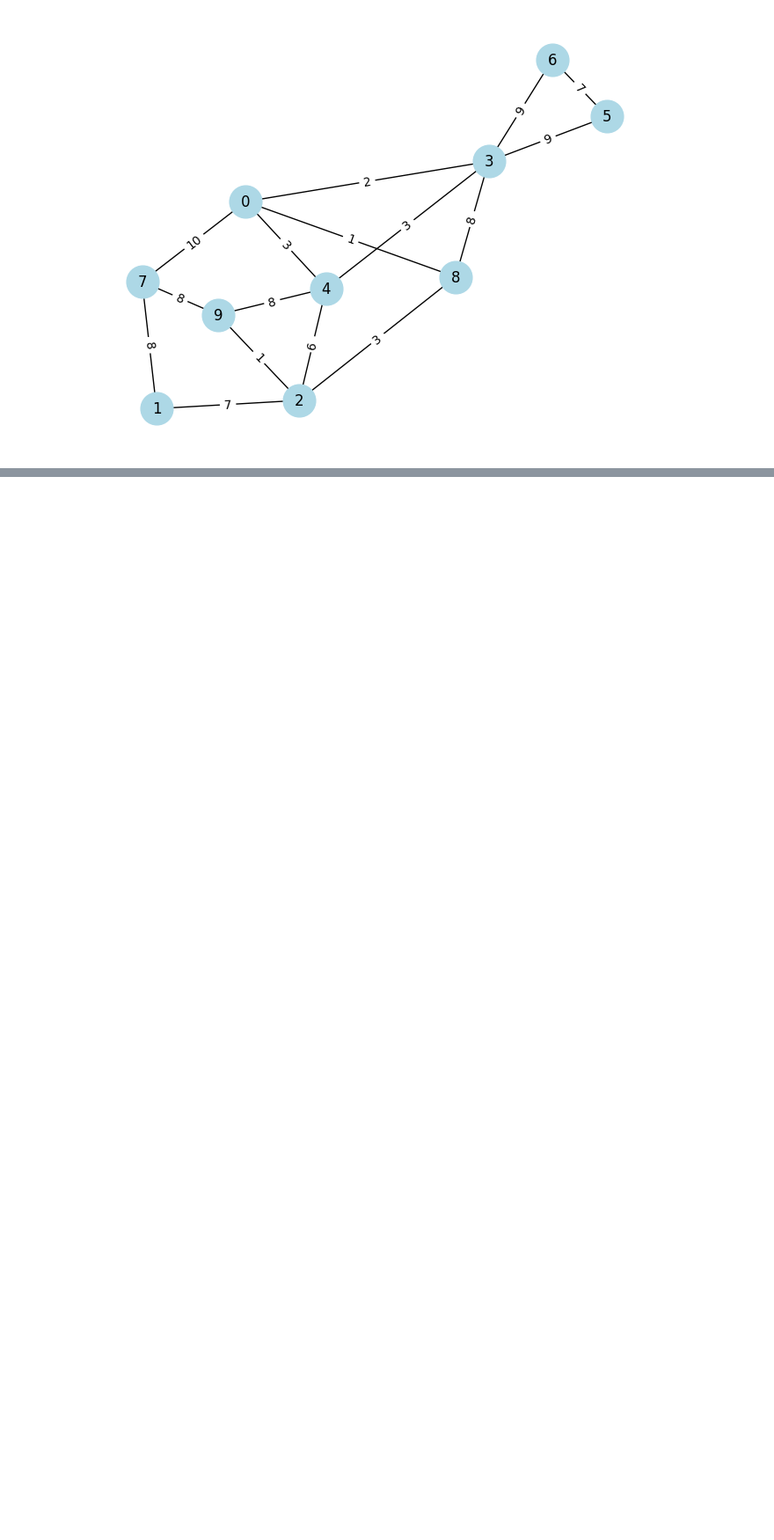
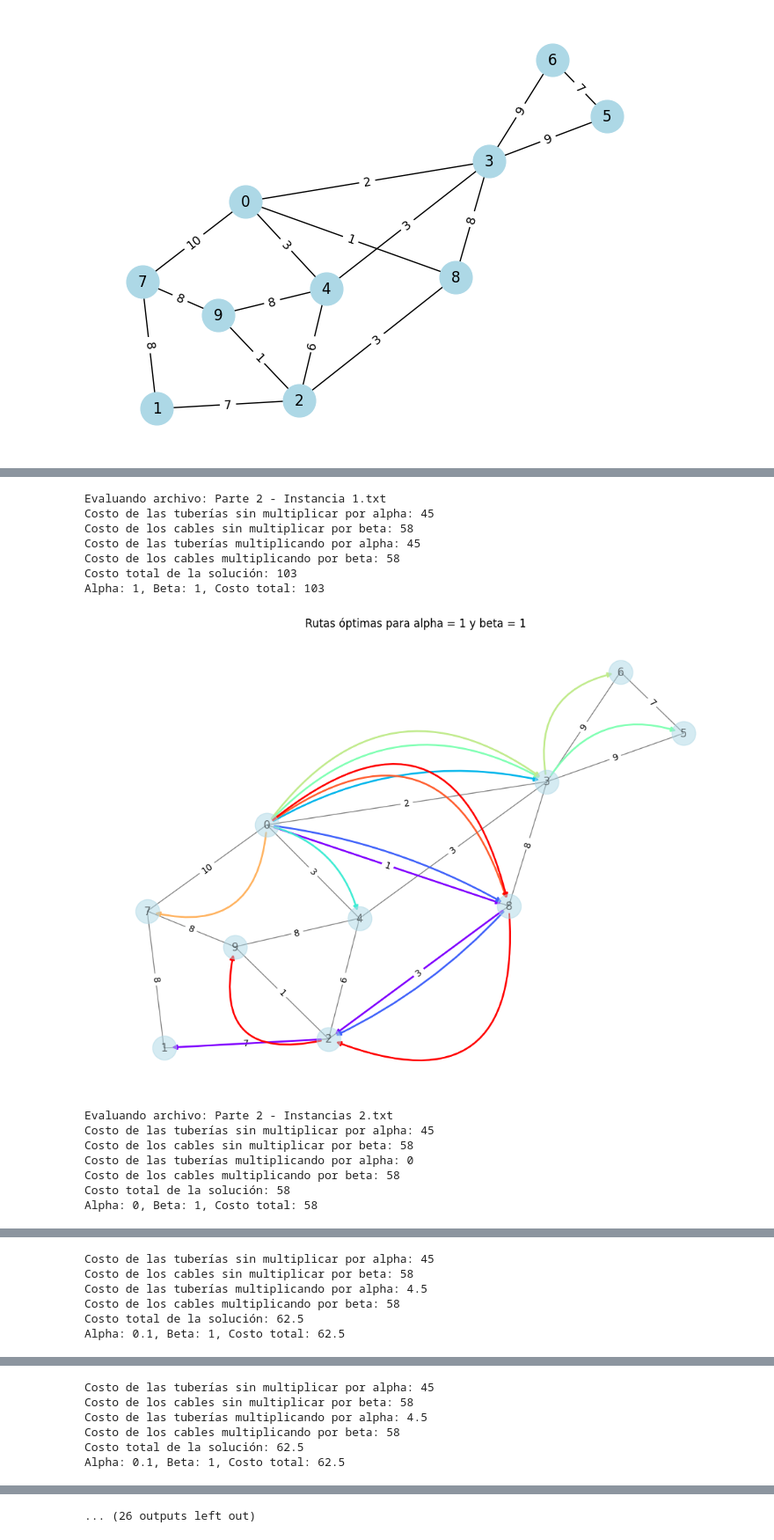
Before and after one commit to bwertheim1/tareas_flujo, a Jupyter notebook: T3/t3.ipynb, the cells around one changed output, grey strips where cells are left out. Shown at 88% size. Saved outputs shown, nothing was run; the diff lists cells and outputs as text; code cells hidden in the pictures; blank space fills up the shorter version.

```diff
--- a/T3/t3.ipynb
+++ b/T3/t3.ipynb
@@ -444,7 +267,7 @@ def NN(G, s, t):
 # %%
 # MANIÚLE EL CODIGO DEL AYUDANTE PARA HACER Q LLEGUE A LOS NODOS DE DESTINO, EN ESTE CASO NO ENCUENTRA LA MEJOR SOLUCION, SIMPLEMENTE SE ASEGURA DE ALCANZAR LOS NODOS,
 # PODRIA INTENTARSE HACE QUE ELIJA EL DIGUIENTE NODO VIENDO Q NO EMEPORE MUCOH EL COSTO DE LAS TUBERIAS Y CABLES
-alpha = 100
+alpha =159.7
 beta = 1
 cto_tuberias = 0
 cto_cables = 0
@@ -499,5 +322,6 @@ for arcos in arcos_tuberias:
     cto_tuberias += G.get_edge_data(arcos[0], arcos[1])['weight']*alpha
 
 print(f'Costo tuberia: {cto_tuberias}')
-print(f'Costo tuberia: {cto_cables}')
+print(f'Costo cables: {cto_cables}')
+print(f'Costo total: {cto_cables+cto_tuberias}')
 # %% [output]
@@ -513,0 +484,2 @@ plt.show()
+# %%
+costo_total, cto_tuberias, cto_cables, caminos = calcular_costos2(G, 0.1, 1, 0)
@@ -513,0 +555,39 @@ plt.show()
+# %%
+def leer_instancias_y_evaluar(ruta_carpeta, archivos_instancias, G, nodo_central):
+    for archivo in archivos_instancias:
+        ruta_archivo = os.path.join(ruta_carpeta, archivo)
+        with open(ruta_archivo, 'r') as f:
+            contenido = f.read()
+        # Extraer valores de alpha y beta
+        alphas = eval(contenido.split('alphas = ')[1].split('\n')[0])
+        betas = eval(contenido.split('betas = ')[1].split('\n')[0])
+        print(f"\nEvaluando archivo: {archivo}")
+        for alpha in alphas:
+            for beta in betas:
+                costo_total, costo_tuberias, costo_cables, caminos = calcular_costos2(G, alpha, beta, nodo_central)
+                print(f"Alpha: {alpha}, Beta: {beta}, Costo total: {costo_total}")
+                graficar_solucion(G, caminos, nodo_central, alpha, beta)
+
+# Configuración
+ruta_carpeta = "Instancias_T3"
+archivos_instancias = ["Parte 2 - Instancia 1.txt", "Parte 2 - Instancias 2.txt"]
+
+
+# Llamar a la función principal
+leer_instancias_y_evaluar(ruta_carpeta, archivos_instancias, G, 0)
+# %% [output]
+Evaluando archivo: Parte 2 - Instancia 1.txt
+Costo de las tuberías sin multiplicar por alpha: 45
+Costo de los cables sin multiplicar por beta: 58
+Costo de las tuberías multiplicando por alpha: 45
+Costo de los cables multiplicando por beta: 58
+Costo total de la solución: 103
+Alpha: 1, Beta: 1, Costo total: 103
+[figure, added]
+Evaluando archivo: Parte 2 - Instancias 2.txt
+Costo de las tuberías sin multiplicar por alpha: 45
+Costo de los cables sin multiplicar por beta: 58
+Costo de las tuberías multiplicando por alpha: 0
+Costo de los cables multiplicando por beta: 58
+Costo total de la solución: 58
+Alpha: 0, Beta: 1, Costo total: 58
@@ -513,0 +595,6 @@ plt.show()
+Costo de las tuberías sin multiplicar por alpha: 45
+Costo de los cables sin multiplicar por beta: 58
+Costo de las tuberías multiplicando por alpha: 4.5
+Costo de los cables multiplicando por beta: 58
+Costo total de la solución: 62.5
+Alpha: 0.1, Beta: 1, Costo total: 62.5
@@ -513,0 +602,6 @@ plt.show()
+Costo de las tuberías sin multiplicar por alpha: 45
+Costo de los cables sin multiplicar por beta: 58
+Costo de las tuberías multiplicando por alpha: 4.5
+Costo de los cables multiplicando por beta: 58
+Costo total de la solución: 62.5
+Alpha: 0.1, Beta: 1, Costo total: 62.5
@@ -513,0 +623 @@ plt.show()
+... (26 outputs left out)
```
Also changed, not shown: parts of 25 cells of this notebook, 1 other file.
